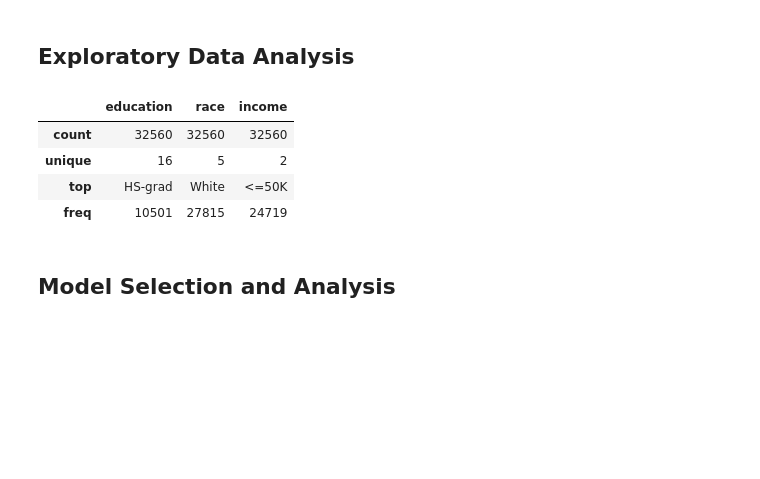
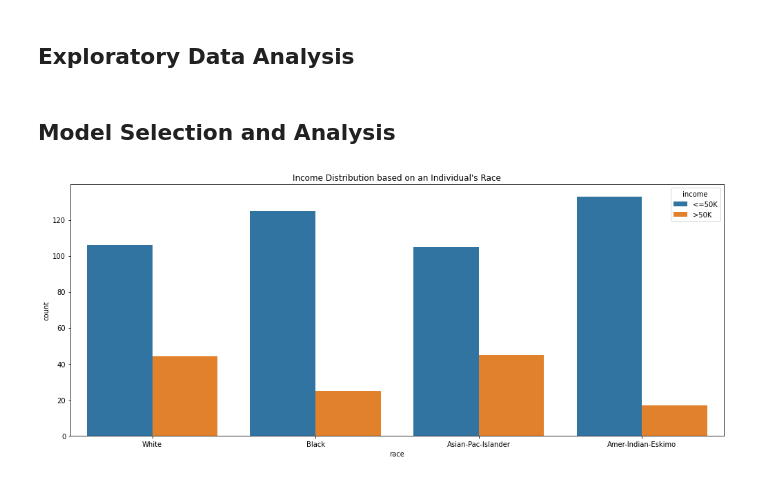
Before and after one commit to arin-deloatch/Census-Final-Project, a Jupyter notebook: src/census.ipynb, the cells around one changed output. Saved outputs shown, nothing was run; the diff lists cells and outputs as text; code cells hidden in the pictures; blank space fills up the shorter version.

```diff
--- a/src/census.ipynb
+++ b/src/census.ipynb
@@ -34,0 +20,9 @@ data
+# %%
+# Reading in the census csv as a dataframe
+census = pd.read_csv('census.csv', usecols=['income','education','race','marital-status'])
+
+# The strip function was used because there was an extra white space in the race column
+census['race'] = census['race'].str.strip()
+census['income'] =  census['income'].str.strip()
+
+census
@@ -69,0 +56,14 @@ white_sample
+# %%
+# Gathering Sample Data by Race
+
+# Replace parameter is used to ensure all 150 samples are unique. Random seed is used for reproducibility
+np.random.seed(0)
+
+white_sample = census[census['race'] == 'White'].sample(n=150, replace=False)
+black_sample = census[census['race'] == 'Black'].sample(n=150, replace=False)
+asian_sample = census[census['race'] == 'Asian-Pac-Islander'].sample(n=150, replace=False)
+indian_sample = census[census['race'] == 'Amer-Indian-Eskimo'].sample(n=150, replace=False)
+
+sample_dataframe = pd.concat([white_sample, black_sample,asian_sample,indian_sample])
+
+sample_dataframe
@@ -70,10 +84,2 @@ white_sample
 # %% [markdown]
 ## Exploratory Data Analysis
-# %%
-data.describe()
-# %% [output]
-|  | education | race | income |
-| count | 32560 | 32560 | 32560 |
-| unique | 16 | 5 | 2 |
-| top | HS-grad | White | <=50K |
-| freq | 10501 | 27815 | 24719 |
@@ -83,0 +90,9 @@ data.describe()
+# %%
+# Bar plot for income distribution by race
+plt.figure(figsize=(14, 6))
+sns.countplot(x='race', hue='income', data=sample_dataframe, order=sample_dataframe['race'].value_counts().index)
+plt.title("Income Distribution based on an Individual's Race")
+plt.tight_layout()
+plt.show()
+# %% [output]
+[figure, added]
```
Also changed, not shown: parts of 13 cells of this notebook.
